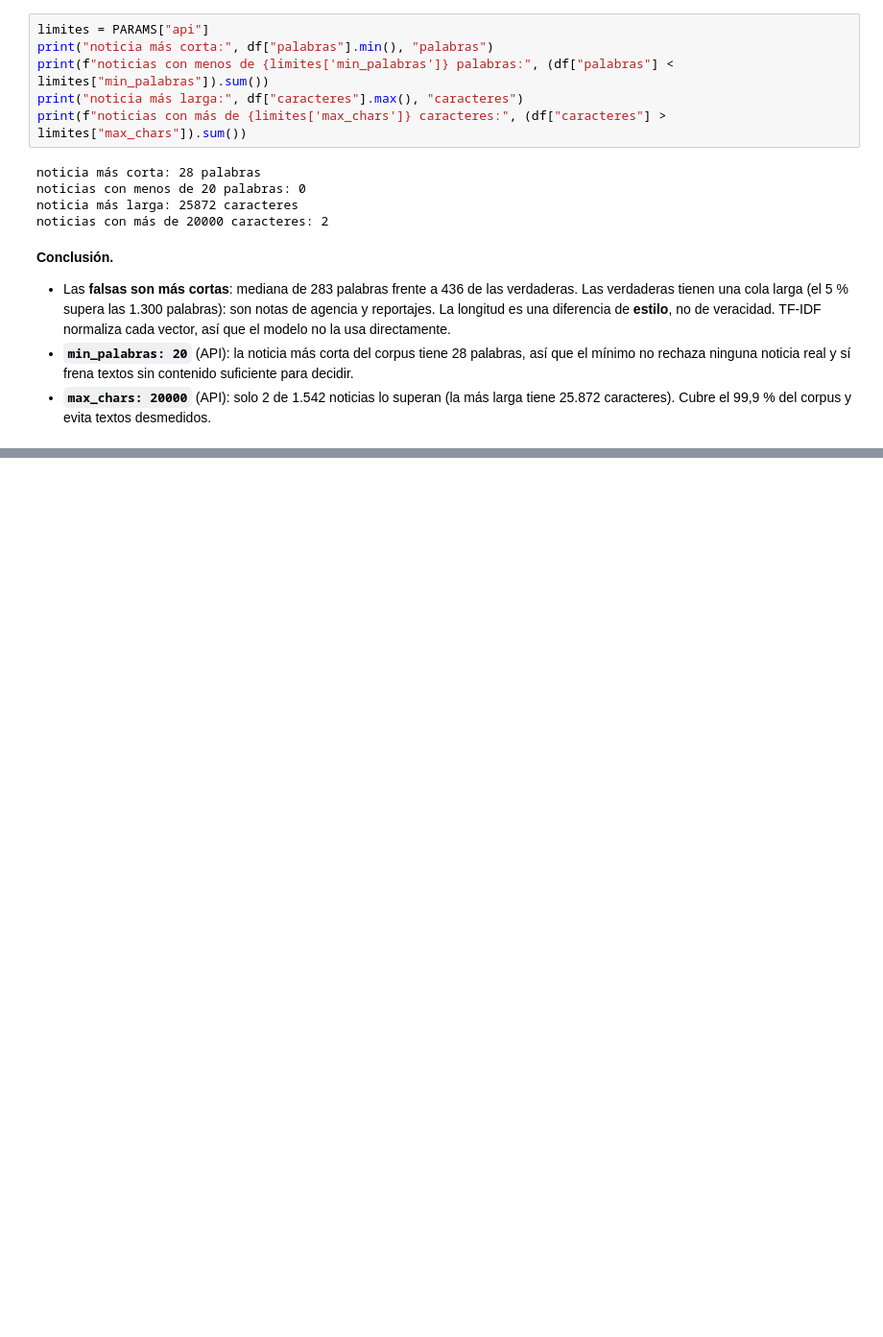
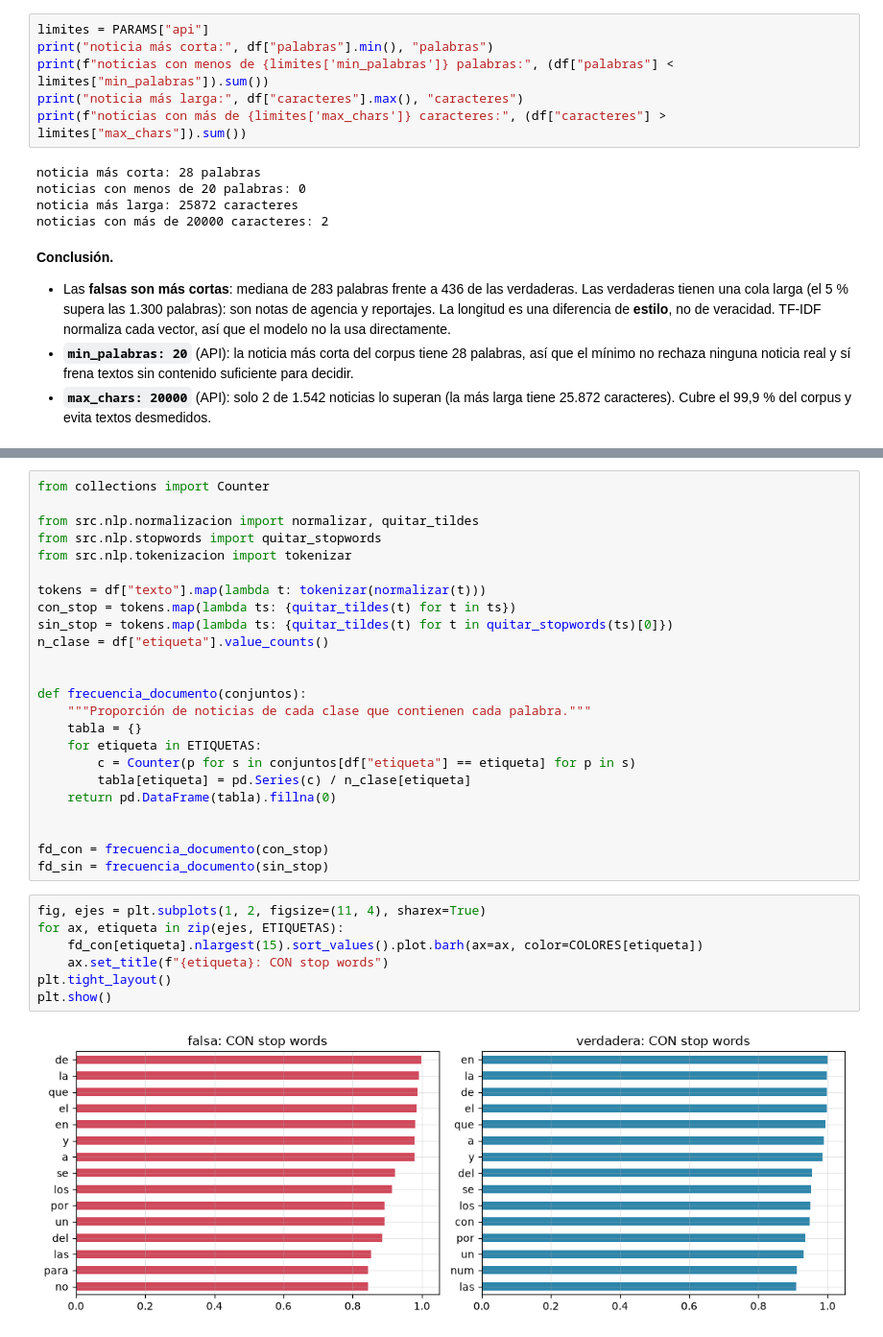
Before and after one commit to jairovargasfigueroa/analisis-sentimiento-resenas, a Jupyter notebook: notebooks/01_eda.ipynb, the cells around one changed output, grey strips where cells are left out. Shown at 96% size. Cells and saved outputs as stored; diff of their text form; blank space fills up the shorter version.

```diff
--- a/notebooks/01_eda.ipynb
+++ b/notebooks/01_eda.ipynb
@@ -152,0 +157,33 @@ noticias con más de 20000 caracteres: 2
+# %%
+from collections import Counter
+
+from src.nlp.normalizacion import normalizar, quitar_tildes
+from src.nlp.stopwords import quitar_stopwords
+from src.nlp.tokenizacion import tokenizar
+
+tokens = df["texto"].map(lambda t: tokenizar(normalizar(t)))
+con_stop = tokens.map(lambda ts: {quitar_tildes(t) for t in ts})
+sin_stop = tokens.map(lambda ts: {quitar_tildes(t) for t in quitar_stopwords(ts)[0]})
+n_clase = df["etiqueta"].value_counts()
+
+
+def frecuencia_documento(conjuntos):
+    """Proporción de noticias de cada clase que contienen cada palabra."""
+    tabla = {}
+    for etiqueta in ETIQUETAS:
+        c = Counter(p for s in conjuntos[df["etiqueta"] == etiqueta] for p in s)
+        tabla[etiqueta] = pd.Series(c) / n_clase[etiqueta]
+    return pd.DataFrame(tabla).fillna(0)
+
+
+fd_con = frecuencia_documento(con_stop)
+fd_sin = frecuencia_documento(sin_stop)
+# %%
+fig, ejes = plt.subplots(1, 2, figsize=(11, 4), sharex=True)
+for ax, etiqueta in zip(ejes, ETIQUETAS):
+    fd_con[etiqueta].nlargest(15).sort_values().plot.barh(ax=ax, color=COLORES[etiqueta])
+    ax.set_title(f"{etiqueta}: CON stop words")
+plt.tight_layout()
+plt.show()
+# %% [output]
+[figure, added]
```
Also changed, not shown: parts of 12 cells of this notebook.
